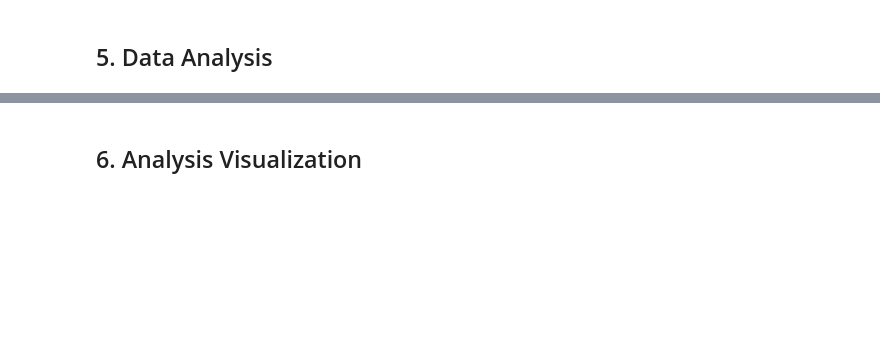
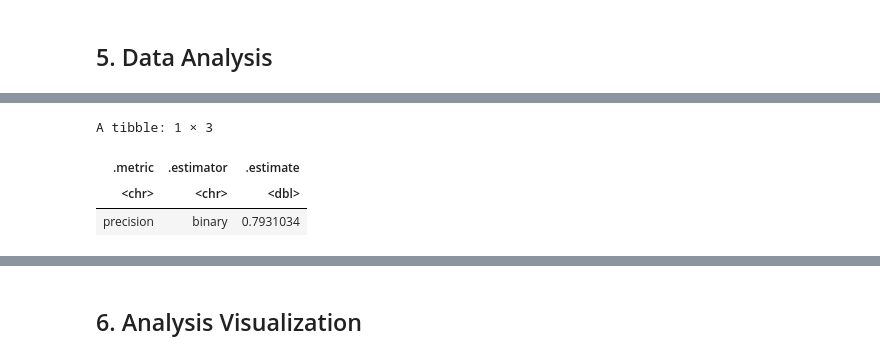
Before and after one commit to vichen15/dsci100-004-30-final-project, a Jupyter notebook: dsci100-004-30-final-project.ipynb, the cells around one changed output, grey strips where cells are left out. Drawn from its saved outputs; the diff is of its cells as text; code cells hidden in the pictures; blank space fills up the shorter version.

```diff
--- a/dsci100-004-30-final-project.ipynb
+++ b/dsci100-004-30-final-project.ipynb
@@ -217,0 +284,10 @@ Warning message:
+# %%
+#precision
+precision <- players_test_predictions|>
+precision(truth = subscribe, estimate = .pred_class, event_level = "second")
+precision
+# %% [output]
+A tibble: 1 × 3
+| .metric | .estimator | .estimate |
+| <chr> | <chr> | <dbl> |
+| precision | binary | 0.7931034 |
```
Also changed, not shown: parts of 10 cells of this notebook.
